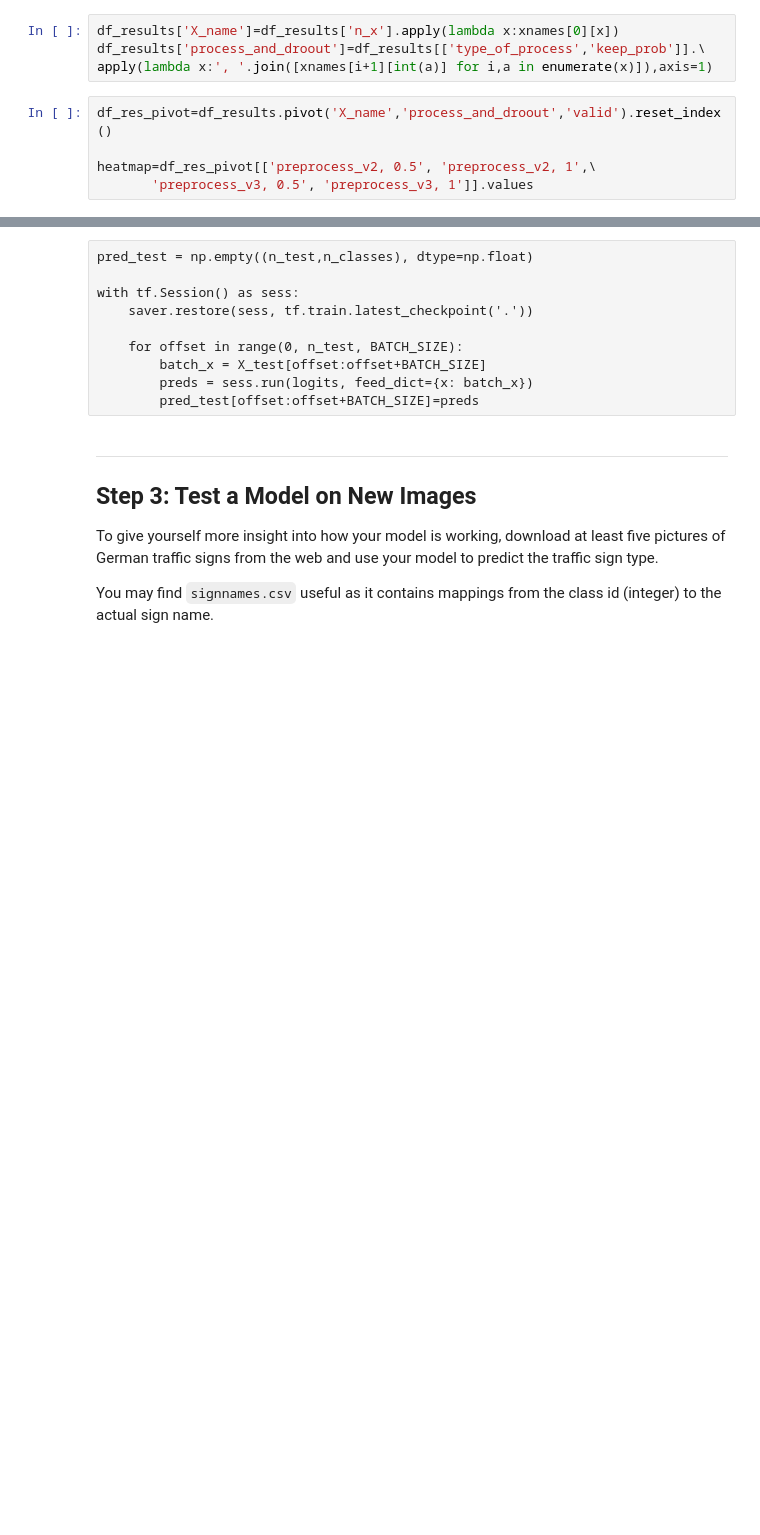
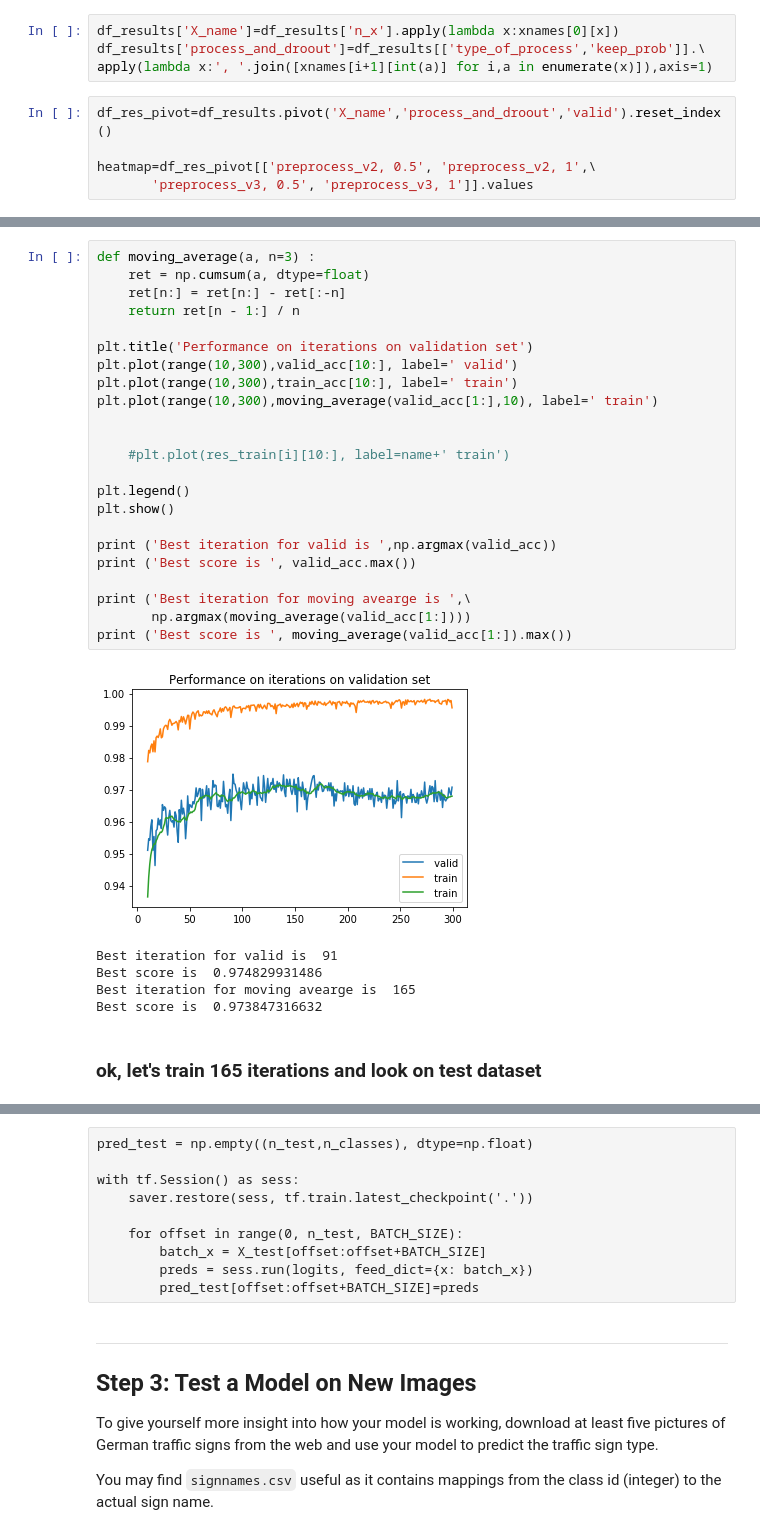
Before and after one commit to tarasovp/udacity, a Jupyter notebook: CarND-Traffic-Sign-Classifier-Project/Traffic_Sign_Classifier.ipynb, the cells around one changed output, grey strips where cells are left out. Drawn from its saved outputs; the diff is of its cells as text; blank space fills up the shorter version.

```diff
--- a/CarND-Traffic-Sign-Classifier-Project/Traffic_Sign_Classifier.ipynb
+++ b/CarND-Traffic-Sign-Classifier-Project/Traffic_Sign_Classifier.ipynb
@@ -780,0 +844,31 @@ plt.show()
+# %%
+def moving_average(a, n=3) :
+    ret = np.cumsum(a, dtype=float)
+    ret[n:] = ret[n:] - ret[:-n]
+    return ret[n - 1:] / n
+
+plt.title('Performance on iterations on validation set')
+plt.plot(range(10,300),valid_acc[10:], label=' valid')
+plt.plot(range(10,300),train_acc[10:], label=' train')
+plt.plot(range(10,300),moving_average(valid_acc[1:],10), label=' train')
+
+
+    #plt.plot(res_train[i][10:], label=name+' train')
+
+plt.legend()
+plt.show()
+
+print ('Best iteration for valid is ',np.argmax(valid_acc))
+print ('Best score is ', valid_acc.max())
+
+print ('Best iteration for moving avearge is ',\
+       np.argmax(moving_average(valid_acc[1:])))
+print ('Best score is ', moving_average(valid_acc[1:]).max())
+# %% [output]
+[figure, added]
+Best iteration for valid is  91
+Best score is  0.974829931486
+Best iteration for moving avearge is  165
+Best score is  0.973847316632
+# %% [markdown]
+### ok, let's train 165 iterations and look on test dataset
```
Also changed, not shown: parts of 11 cells of this notebook, 3 other files.
